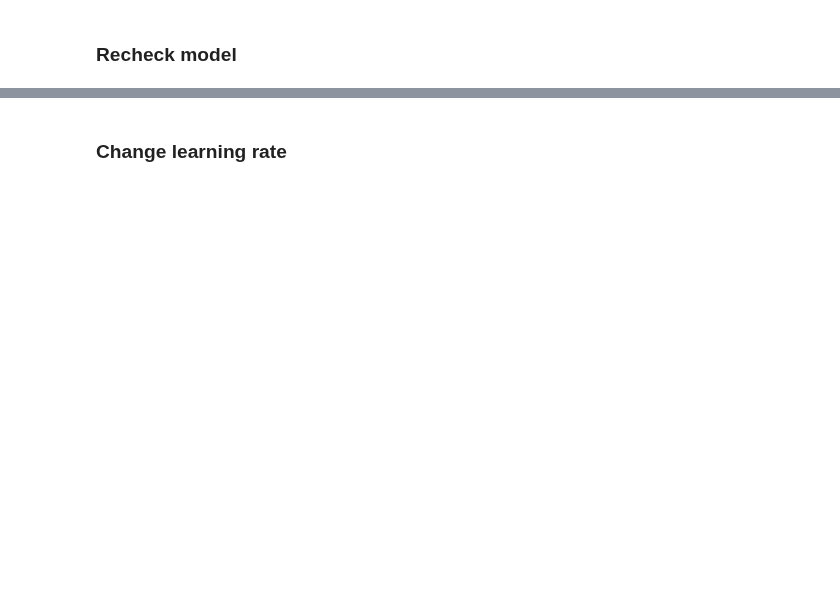
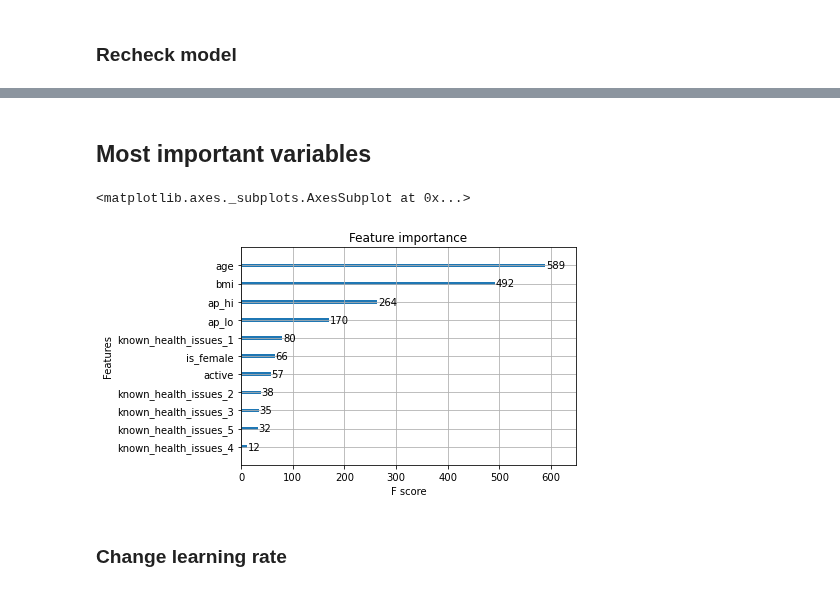
Before and after one commit to LJ171/CardioDiseaseClassification, a Jupyter notebook: 02_data_mining/xgboost.ipynb, the cells around one changed output, grey strips where cells are left out. Saved outputs shown, nothing was run; the diff lists cells and outputs as text; code cells hidden in the pictures; blank space fills up the shorter version.

```diff
--- a/02_data_mining/xgboost.ipynb
+++ b/02_data_mining/xgboost.ipynb
@@ -430,3 +430,10 @@ plt.show()
+# %% [markdown]
+## Most important variables
+# %%
+xgb.plot_importance(model2)
+# %% [output]
+<matplotlib.axes._subplots.AxesSubplot at 0x...>
+[figure, added]
 # %% [markdown]
 ### Change learning rate
 # %%
```
Also changed, not shown: parts of 18 cells of this notebook, 5 other files.
